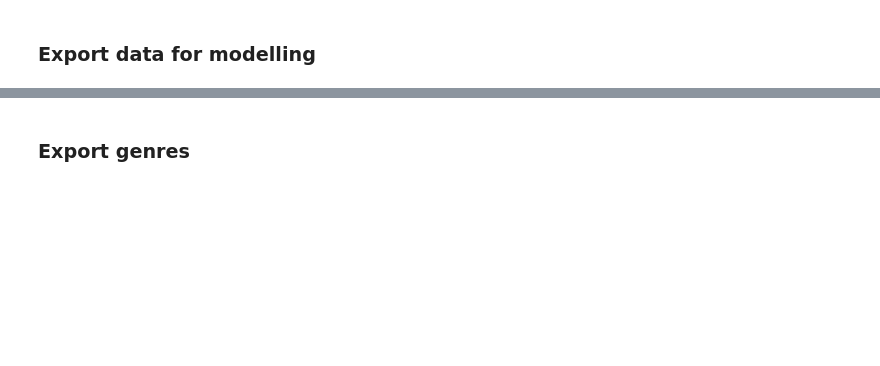
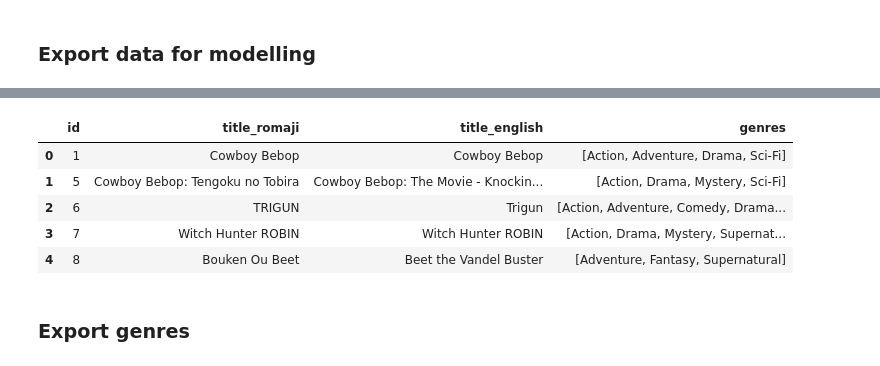
Before and after one commit to erhyukiat/anime-recommender, a Jupyter notebook: code/anilist-02-data-cleaning-eda.ipynb, the cells around one changed output, grey strips where cells are left out. Saved outputs shown, nothing was run; the diff lists cells and outputs as text; code cells hidden in the pictures; blank space fills up the shorter version.

```diff
--- a/code/anilist-02-data-cleaning-eda.ipynb
+++ b/code/anilist-02-data-cleaning-eda.ipynb
@@ -547,3 +383,12 @@ def get_series_title_english(series_id, df):
+# %%
+series_mapping = {x:y for x,y in zip(id_and_relations_dict,series_id_list)}
+# %%
+anime_db['series_id'] = anime_db['id'].map(series_mapping)
+anime_db['series_id'].fillna(anime_db['id'],inplace=True)
+anime_db['series_id'] = anime_db['series_id'].astype(np.int64)
+# %%
+title_romaji_mapping = {x:y for x,y in zip(anime_db['id'],anime_db['title_romaji'])}
+title_english_mapping = {x:y for x,y in zip(anime_db['id'],anime_db['title_english'])}
 # %%
-anime_db_id_mapping['series_title_romaji'] = anime_db_id_mapping['series_id'].apply(get_series_title_romaji,args=(anime_db_id_mapping,))
-anime_db_id_mapping['series_title_english'] = anime_db_id_mapping['series_id'].apply(get_series_title_english,args=(anime_db_id_mapping,))
+anime_db['series_title_romaji'] = anime_db['series_id'].map(title_romaji_mapping)
+anime_db['series_title_english'] = anime_db['series_id'].map(title_english_mapping)
@@ -565,0 +399,10 @@ anime_db_id_mapping
+# %%
+anime_db_id_titles = anime_db[['id','title_romaji','title_english','genres']]
+anime_db_id_titles.head()
+# %% [output]
+|  | id | title_romaji | title_english | genres |
+| 0 | 1 | Cowboy Bebop | Cowboy Bebop | [Action, Adventure, Drama, Sci-Fi] |
+| 1 | 5 | Cowboy Bebop: Tengoku no Tobira | Cowboy Bebop: The Movie - Knockin... | [Action, Drama, Mystery, Sci-Fi] |
+| 2 | 6 | TRIGUN | Trigun | [Action, Adventure, Comedy, Drama... |
+| 3 | 7 | Witch Hunter ROBIN | Witch Hunter ROBIN | [Action, Drama, Mystery, Supernat... |
+| 4 | 8 | Bouken Ou Beet | Beet the Vandel Buster | [Adventure, Fantasy, Supernatural] |
```
Also changed, not shown: parts of 71 cells of this notebook, 3 other files.
